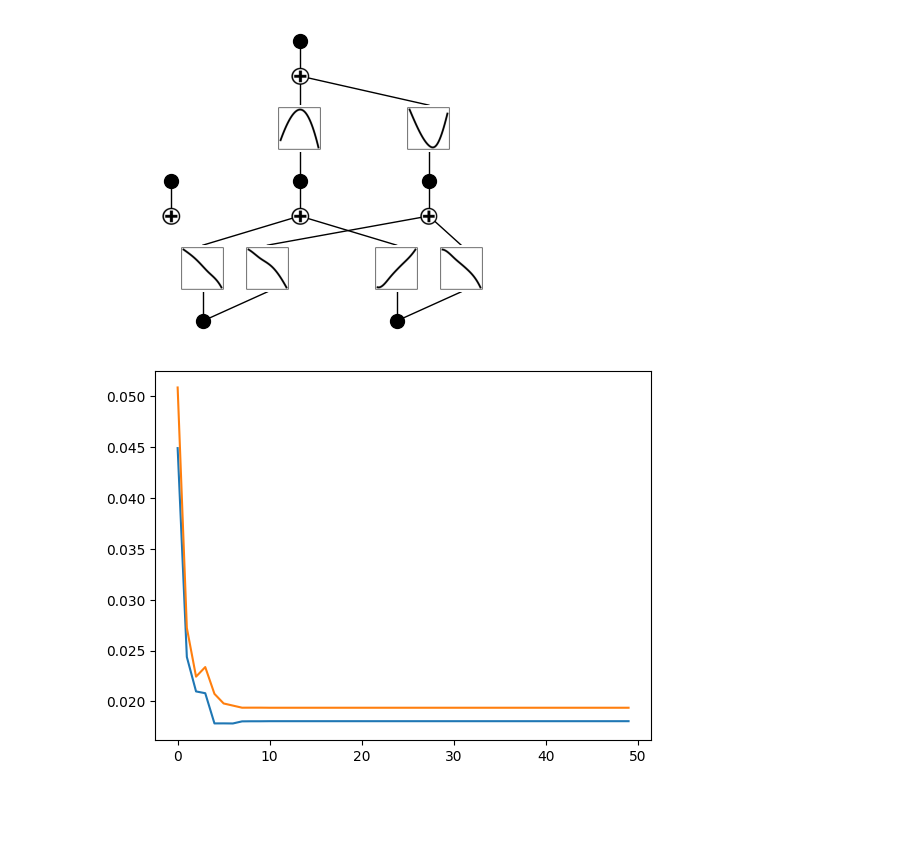
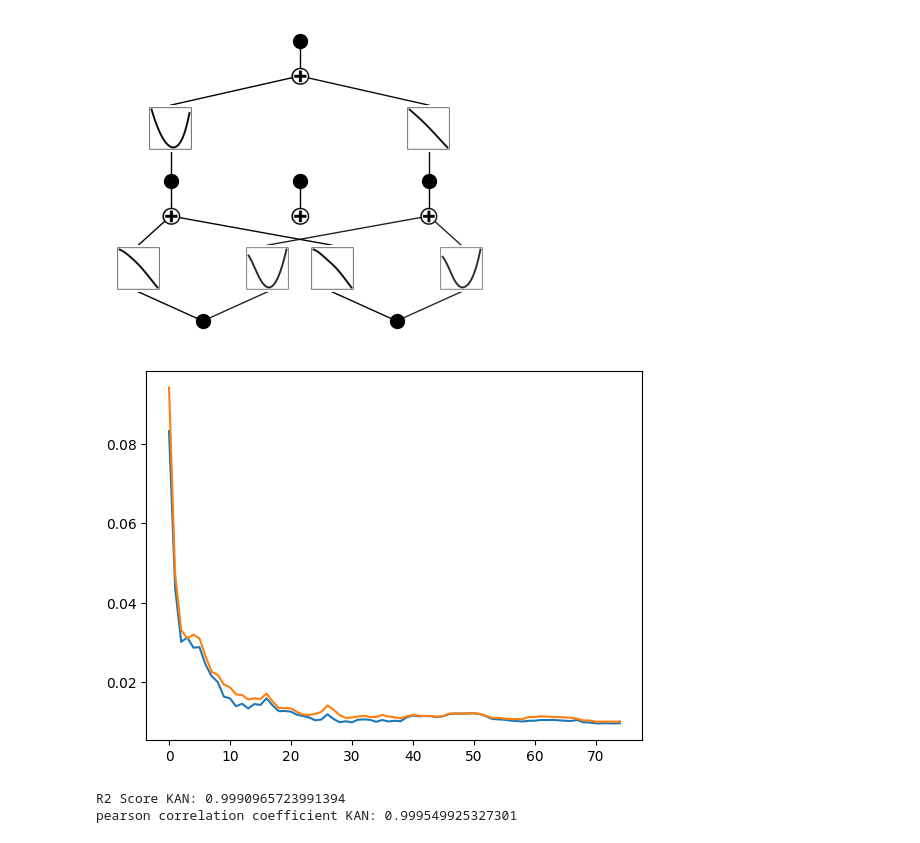
Before and after one commit to MGTUc/KANinitialization, a Jupyter notebook: kan/initializationExperiments/benchmark/functionExtractionTest.ipynb, the cells around one changed output. Drawn from its saved outputs; the diff is of its cells as text; code cells hidden in the pictures; blank space fills up the shorter version.

```diff
--- a/kan/initializationExperiments/benchmark/functionExtractionTest.ipynb
+++ b/kan/initializationExperiments/benchmark/functionExtractionTest.ipynb
@@ -12,18 +31,28 @@ device = "cpu"
 # %%
 seed = 42
 symbols, _, func, ranges = get_feynman_dataset("I.12.1")
-dataset = create_dataset(func, n_var=len(symbols), normalize_input=True, seed=seed, train_num=1000, test_num=1000, ranges=ranges)
+train_path = Path('../../../feynmanDataset/train/I.12.1_train.csv')
+test_path = Path('../../../feynmanDataset/test/I.12.1_test.csv')
+
+
+train_df = pd.read_csv(train_path, header=None)
+test_df = pd.read_csv(test_path, header=None)
+X_train = torch.tensor(train_df.iloc[:, :-1].values, dtype=torch.float32)
+y_train = torch.tensor(train_df.iloc[:, -1].values, dtype=torch.float32).reshape(-1, 1)
+X_test = torch.tensor(test_df.iloc[:, :-1].values, dtype=torch.float32)
+y_test = torch.tensor(test_df.iloc[:, -1].values, dtype=torch.float32).reshape(-1, 1)
+dataset = {'train_input': X_train, 'train_label': y_train, 'test_input': X_test, 'test_label': y_test}
 # %%
 torch.manual_seed(seed)
 np.random.seed(seed)
 random.seed(seed)
 # kan =KAN(width=[[len(symbols),0],[2,2],[1,0]], grid=3, k=3, seed=42, device=device)
-kan =KAN(width=[2,3,1], grid=3, k=3, seed=seed, device=device, auto_save=False)
+kan =KAN(width=[2,2,1], grid=3, k=3, seed=seed, device=device, auto_save=False, affine_trainable=True)
 
-kanFitLoss1 = kan.fit(dataset, opt="LBFGS", steps=50, lamb=0.001);
-kan.plot(beta=10)
+kanFitLoss1 = kan.fit(dataset, opt="LBFGS", steps=75, lamb=0.001);
+kan.plot()
 # %% [output]
-[figure, old version]
+[figure, new version]
 # %%
 kanLossHistory1test = [x.item() for x in kanFitLoss1['test_loss']]
 plt.plot(kanLossHistory1test)
@@ -31,7 +60,16 @@ kanLossHistory1train = [x.item() for x in kanFitLoss1['train_loss']]
 plt.plot(kanLossHistory1train)
 plt.show()
 # %% [output]
-[figure, old version]
+[figure, new version]
+# %%
+y_pred_kan = kan(dataset['test_input'])
+R2_score_kan = R2(y_pred_kan, dataset['test_label']).item()
+r_score_kan = torch.sqrt(r2(y_pred_kan, dataset['test_label'])).item()
+print(f"R2 Score KAN: {R2_score_kan}")
+print(f"pearson correlation coefficient KAN: {r_score_kan}")
+# %% [output]
+R2 Score KAN: 0.9990965723991394
+pearson correlation coefficient KAN: 0.999549925327301
 # %%
 kan.plot(beta=1000)
 kan = kan.prune()
```
Also changed, not shown: parts of 9 cells of this notebook, 28 other files.
